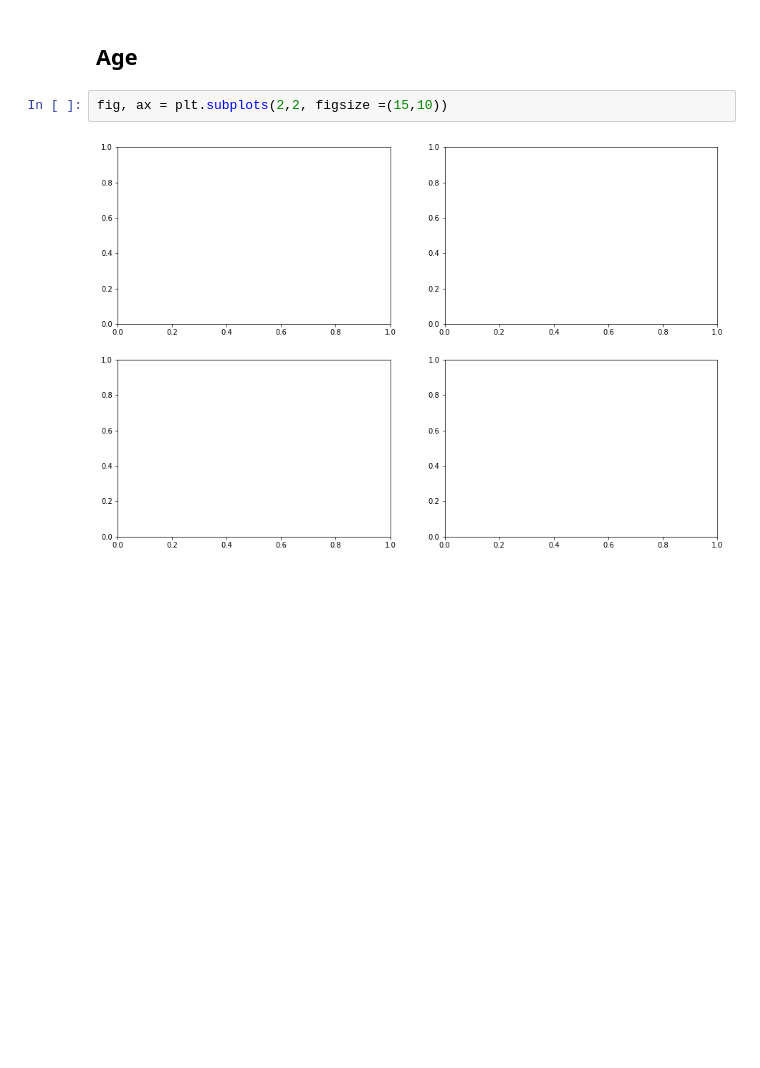
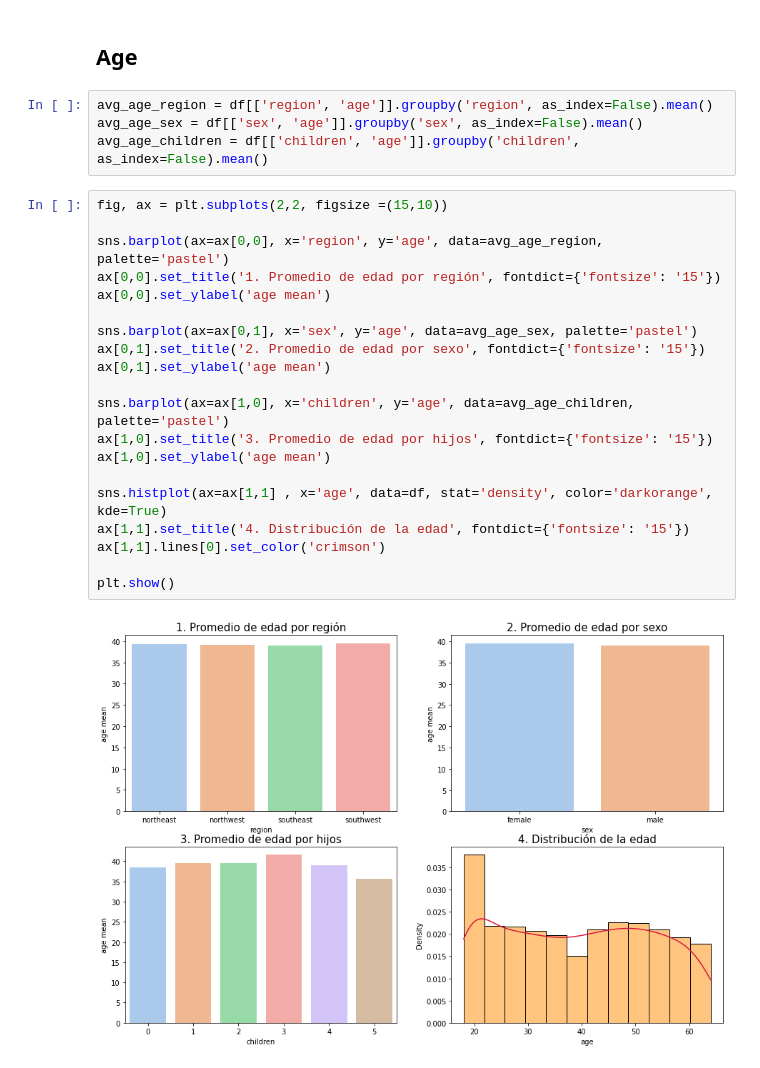
Before and after one commit to Gab0Jorq/insurance, a Jupyter notebook: insurance.ipynb, the cells around one changed output. Drawn from its saved outputs; the diff is of its cells as text; blank space fills up the shorter version.

Commit message:
visualización de sex, age, children

```diff
--- a/insurance.ipynb
+++ b/insurance.ipynb
@@ -156,7 +168,29 @@ sns.countplot(ax=ax[1] , x='sex', data =df, hue='smoker')
 * La proporción de fumadores es similas en ambos sexos, sin embargo los hombres tienen un mayor porcentaje de fumadores que las mujeres.
 # %% [markdown]
 ## Age
-# %%
-fig, ax = plt.subplots(2,2, figsize =(15,10))
-# %% [output]
-[figure, removed]
+# %%
+avg_age_region = df[['region', 'age']].groupby('region', as_index=False).mean()
+avg_age_sex = df[['sex', 'age']].groupby('sex', as_index=False).mean()
+avg_age_children = df[['children', 'age']].groupby('children', as_index=False).mean()
+# %%
+fig, ax = plt.subplots(2,2, figsize =(15,10))
+
+sns.barplot(ax=ax[0,0], x='region', y='age', data=avg_age_region, palette='pastel')
+ax[0,0].set_title('1. Promedio de edad por región', fontdict={'fontsize': '15'})
+ax[0,0].set_ylabel('age mean')
+
+sns.barplot(ax=ax[0,1], x='sex', y='age', data=avg_age_sex, palette='pastel')
+ax[0,1].set_title('2. Promedio de edad por sexo', fontdict={'fontsize': '15'})
+ax[0,1].set_ylabel('age mean')
+
+sns.barplot(ax=ax[1,0], x='children', y='age', data=avg_age_children, palette='pastel')
+ax[1,0].set_title('3. Promedio de edad por hijos', fontdict={'fontsize': '15'})
+ax[1,0].set_ylabel('age mean')
+
+sns.histplot(ax=ax[1,1] , x='age', data=df, stat='density', color='darkorange', kde=True)
+ax[1,1].set_title('4. Distribución de la edad', fontdict={'fontsize': '15'})
+ax[1,1].lines[0].set_color('crimson')
+
+plt.show()
+# %% [output]
+[figure, added]
```
Also changed, not shown: parts of 8 cells of this notebook.
